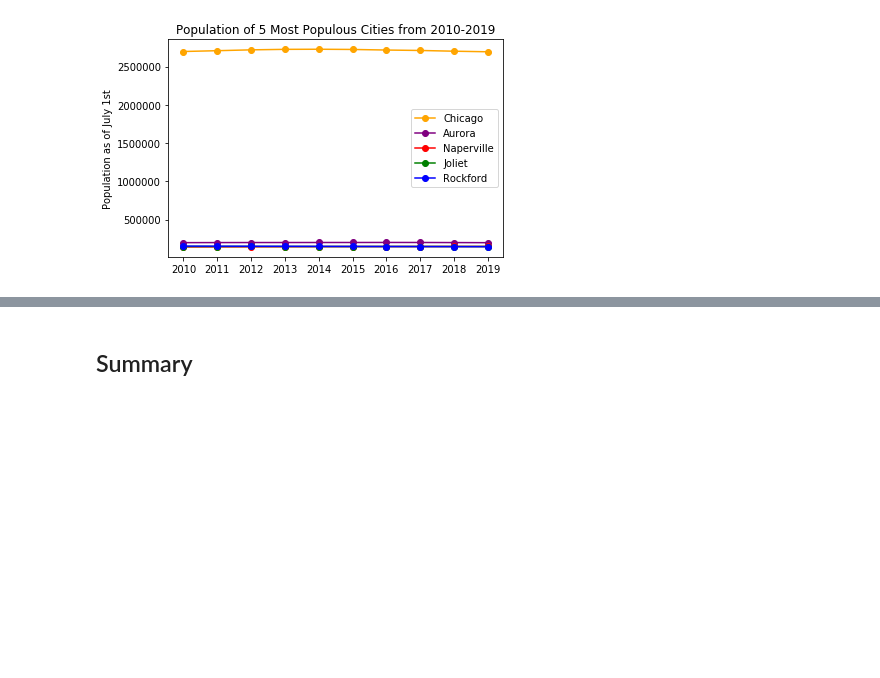
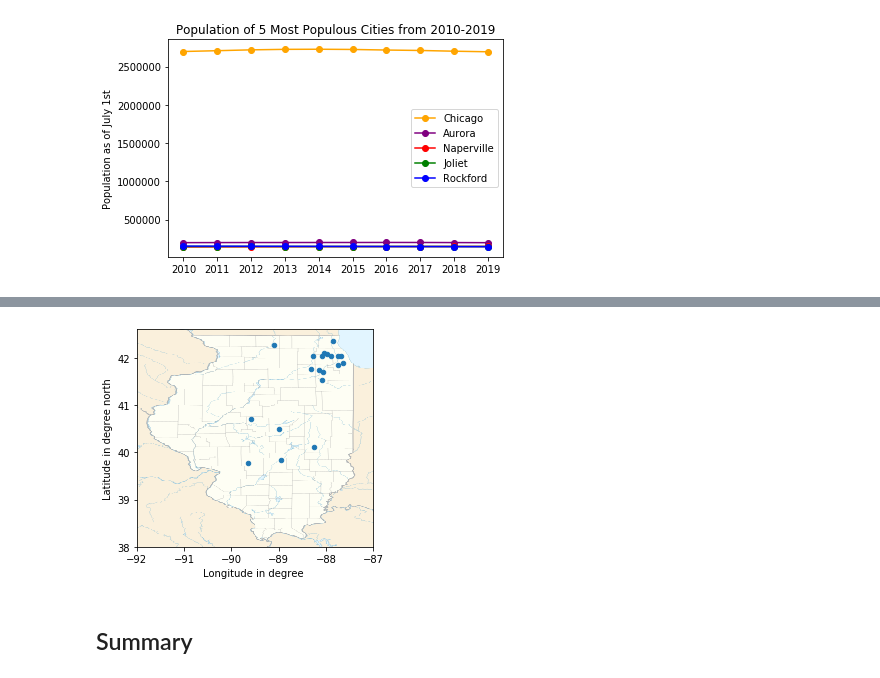
Before and after one commit to tcyang01/Data-Visualization, a Jupyter notebook: censusIL/censusIL.ipynb, the cells around one changed output, grey strips where cells are left out. Saved outputs shown, nothing was run; the diff lists cells and outputs as text; code cells hidden in the pictures; blank space fills up the shorter version.

```diff
--- a/censusIL/censusIL.ipynb
+++ b/censusIL/censusIL.ipynb
@@ -315,2 +328,11 @@ df_top10_19
+# %%
+illinois_map = mpimg.imread('Illinois.png')
+fig = df_top10_19.plot(kind='scatter',x='Longitude',y='Latitude')
+plt.imshow(illinois_map, extent=[-92,-87,38,42.6],alpha=0.5)
+plt.xlabel('Longitude in degree ')
+plt.ylabel('Latitude in degree north')
+plt.show()
+# %% [output]
+[figure, added]
 # %% [markdown]
 ## Summary
```
Also changed, not shown: parts of 7 cells of this notebook, 1 other file.
